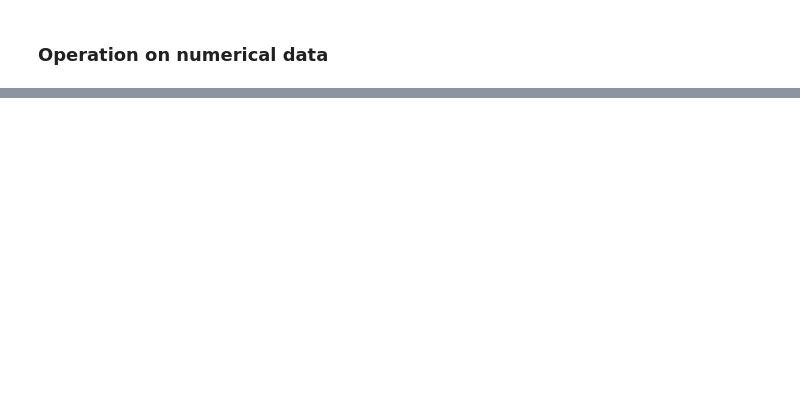
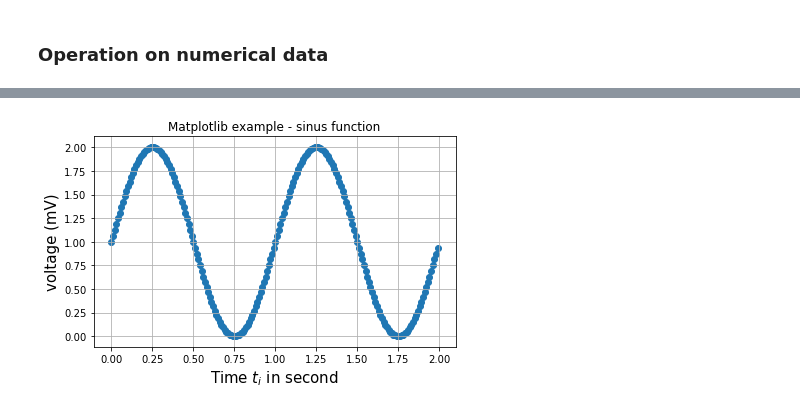
Before and after one commit to mbaudin47/hpcuqtraining, a Jupyter notebook: 2020/Scripts/Python/TP0_Introduction_Python_Jupyter.ipynb, the cells around one changed output, grey strips where cells are left out. Drawn from its saved outputs; the diff is of its cells as text; code cells hidden in the pictures; blank space fills up the shorter version.

```diff
--- a/2020/Scripts/Python/TP0_Introduction_Python_Jupyter.ipynb
+++ b/2020/Scripts/Python/TP0_Introduction_Python_Jupyter.ipynb
@@ -155,0 +320,15 @@ hello World
+# %%
+# make a scatter plot
+fig, ax = plt.subplots()
+ax.scatter(time, voltage)
+
+ax.set_xlabel(r'Time $t_i$ in second', fontsize=15)
+ax.set_ylabel('voltage (mV)', fontsize=15)
+ax.set_title('Matplotlib example - sinus function')
+
+ax.grid(True)
+fig.tight_layout()
+
+plt.show()
+# %% [output]
+[figure, added]
```
Also changed, not shown: parts of 31 cells of this notebook, 14 other files.
